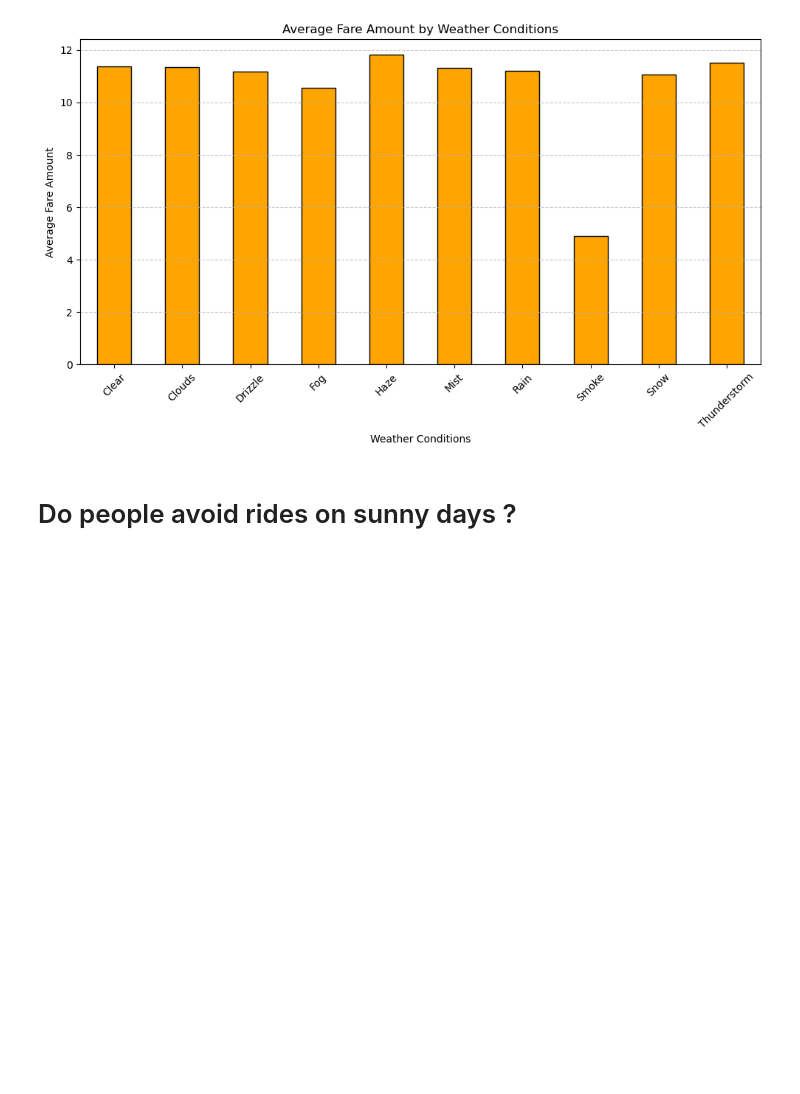
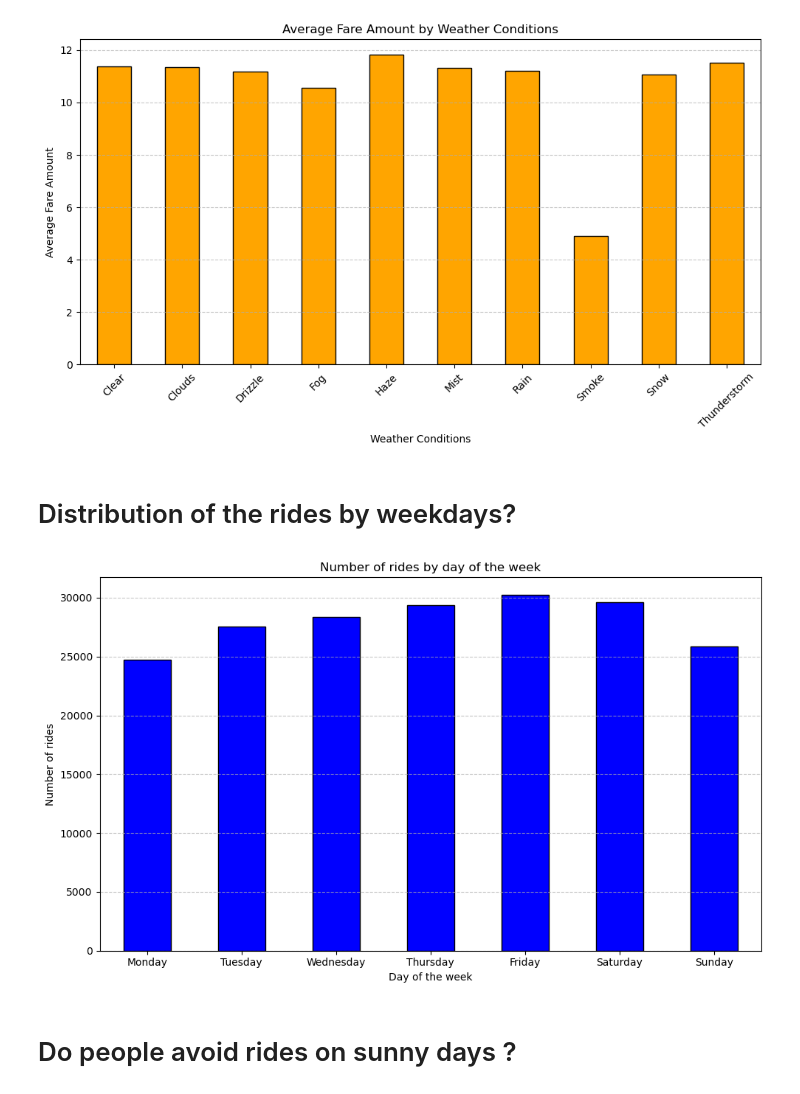
Before and after one commit to KevinZhuangC/project-1, a Jupyter notebook: project1-Group3.ipynb, the cells around one changed output. Drawn from its saved outputs; the diff is of its cells as text; code cells hidden in the pictures; blank space fills up the shorter version.

```diff
--- a/project1-Group3.ipynb
+++ b/project1-Group3.ipynb
@@ -246,3 +322,37 @@ plt.show()
+# %% [markdown]
+# Distribution of the rides by weekdays?
+# %%
+##Distribution of the rides by weekdays? Ricardo
+
+# Convert pickup_datetime to datetime format with specified format
+data_without_duplicates['pickup_datetime'] = pd.to_datetime(data_without_duplicates['pickup_datetime'], format='%Y-%m-%d %H:%M:%S %z UTC')
+
+# Extract Time Features
+data_without_duplicates['day_of_week'] = data_without_duplicates['pickup_datetime'].dt.day_name()
+
+# Organice in a logical order (Monday a Friday)
+day_week = ['Monday', 'Tuesday', 'Wednesday', 'Thursday', 'Friday', 'Saturday', 'Sunday']
+data_without_duplicates['day_of_week'] = pd.Categorical(data_without_duplicates['day_of_week'], categories=day_week, ordered=True)
+data_without_duplicates.sort_values(by='day_of_week', inplace=True)
+
+#Group the Data by day of the week and count Average Rides
+rides_by_day = data_without_duplicates.groupby('day_of_week')['Number_rides'].count()
+
+# Visualize the Results
+# Plot average fare amount by hour of the day
+plt.figure(figsize=(10, 6))
+rides_by_day.plot(kind='bar', color='blue', edgecolor='black')
+plt.xlabel('Day of the week')
+plt.ylabel('Number of rides')
+plt.title('Number of rides by day of the week')
+plt.xticks(rotation=0)
+plt.grid(axis='y', linestyle='--', alpha=0.7)
+plt.tight_layout()
+# Save the figure
+plt.savefig("output_data/4_number_rides_by_day.png")
+plt.show()
+# %% [output]
+[figure, added]
 # %% [markdown]
  # Do people avoid rides on sunny days ?
 # %%
```
Also changed, not shown: parts of 9 cells of this notebook, 5 other files.
